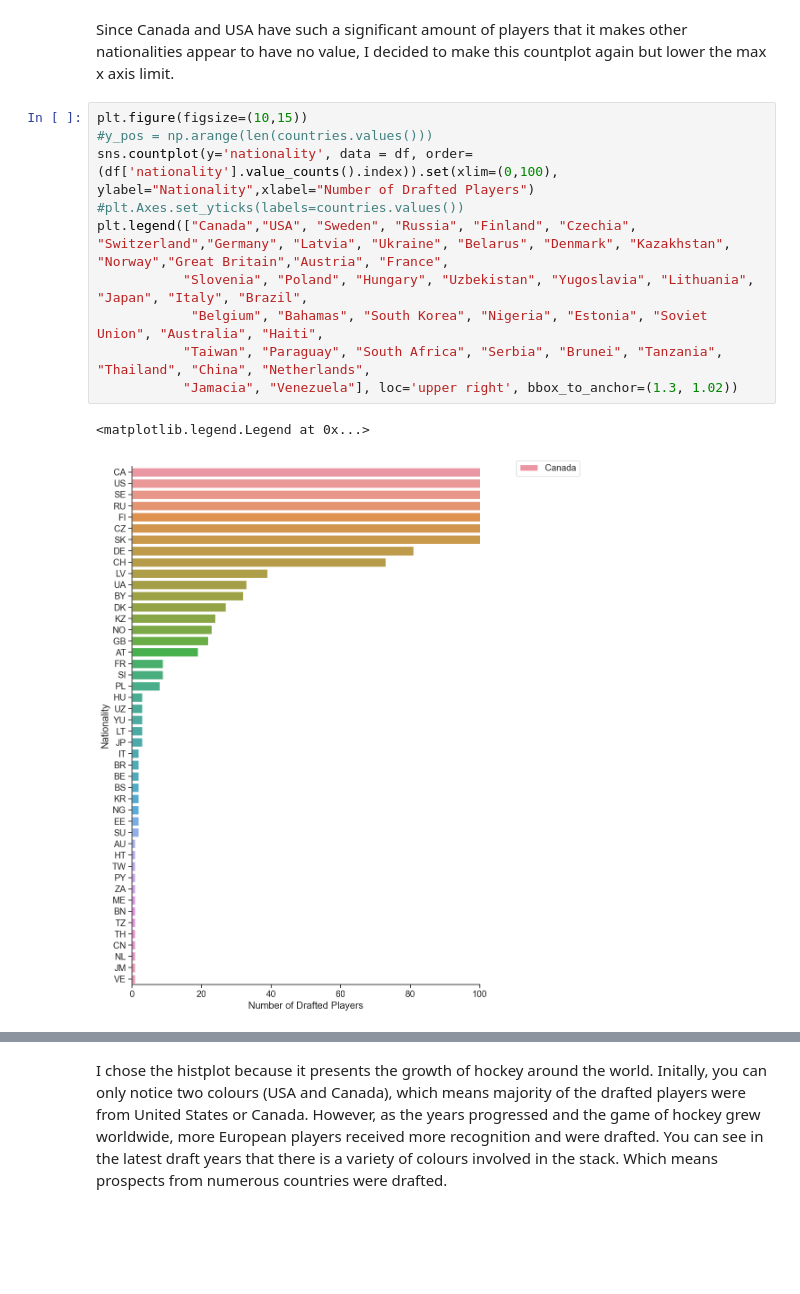
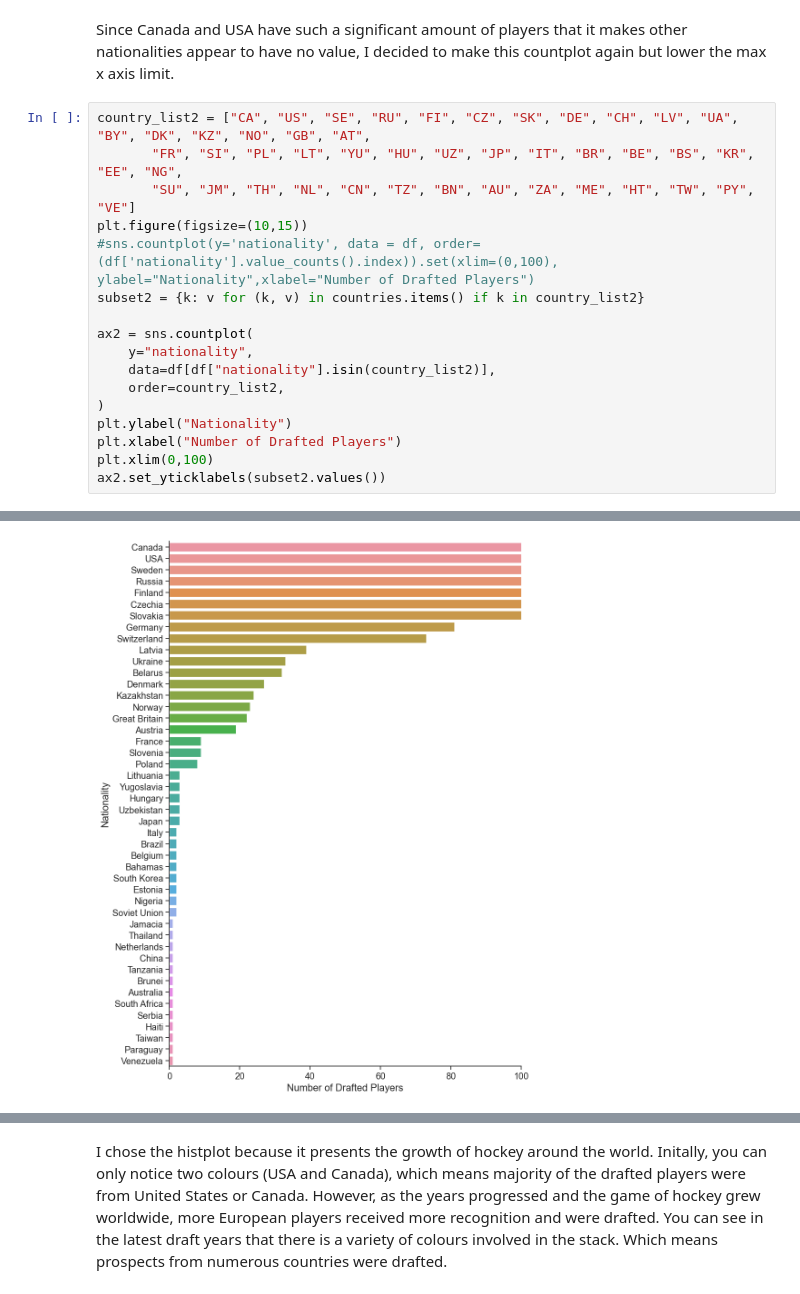
Before and after one commit to ubco-W2022T2-data301/project-group-group31, a Jupyter notebook: analysis/analysis2.ipynb, the cells around one changed output, grey strips where cells are left out. Cells and saved outputs as stored; diff of their text form; blank space fills up the shorter version.

```diff
--- a/analysis/analysis2.ipynb
+++ b/analysis/analysis2.ipynb
@@ -69,15 +95,20 @@ plt.legend(labels=["Canada","USA","Sweden","Russia","Czechia","Slovakia","Denmar
 # %% [markdown]
 Since Canada and USA have such a significant amount of players that it makes other nationalities appear to have no value, I decided to make this countplot again but lower the max x axis limit.
-# %%
-plt.figure(figsize=(10,15))
-#y_pos = np.arange(len(countries.values()))
-sns.countplot(y='nationality', data = df, order=(df['nationality'].value_counts().index)).set(xlim=(0,100), ylabel="Nationality",xlabel="Number of Drafted Players")
-#plt.Axes.set_yticks(labels=countries.values())
-plt.legend(["Canada","USA", "Sweden", "Russia", "Finland", "Czechia", "Switzerland","Germany", "Latvia", "Ukraine", "Belarus", "Denmark", "Kazakhstan", "Norway","Great Britain","Austria", "France",
-           "Slovenia", "Poland", "Hungary", "Uzbekistan", "Yugoslavia", "Lithuania", "Japan", "Italy", "Brazil",
-            "Belgium", "Bahamas", "South Korea", "Nigeria", "Estonia", "Soviet Union", "Australia", "Haiti",
-           "Taiwan", "Paraguay", "South Africa", "Serbia", "Brunei", "Tanzania", "Thailand", "China", "Netherlands",
-           "Jamacia", "Venezuela"], loc='upper right', bbox_to_anchor=(1.3, 1.02))
-# %% [output]
-<matplotlib.legend.Legend at 0x...>
-[figure, removed]
+# %%
+country_list2 = ["CA", "US", "SE", "RU", "FI", "CZ", "SK", "DE", "CH", "LV", "UA", "BY", "DK", "KZ", "NO", "GB", "AT",
+       "FR", "SI", "PL", "LT", "YU", "HU", "UZ", "JP", "IT", "BR", "BE", "BS", "KR", "EE", "NG",
+       "SU", "JM", "TH", "NL", "CN", "TZ", "BN", "AU", "ZA", "ME", "HT", "TW", "PY", "VE"]
+plt.figure(figsize=(10,15))
+#sns.countplot(y='nationality', data = df, order=(df['nationality'].value_counts().index)).set(xlim=(0,100), ylabel="Nationality",xlabel="Number of Drafted Players")
+subset2 = {k: v for (k, v) in countries.items() if k in country_list2}
+
+ax2 = sns.countplot(
+    y="nationality",
+    data=df[df["nationality"].isin(country_list2)],
+    order=country_list2,
+)
+plt.ylabel("Nationality")
+plt.xlabel("Number of Drafted Players")
+plt.xlim(0,100)
+ax2.set_yticklabels(subset2.values())
+# %% [output]
@@ -84,3 +132,4 @@ plt.legend(["Canada","USA", "Sweden", "Russia", "Finland", "Czechia", "Switzerla
+[figure, added]
 # %% [markdown]
 I chose this data analysis because it displays clearly that Canada, Usa, Sweden, and Russia develop the most NHL draft prospects.
 
```
Also changed, not shown: parts of 10 cells of this notebook.
